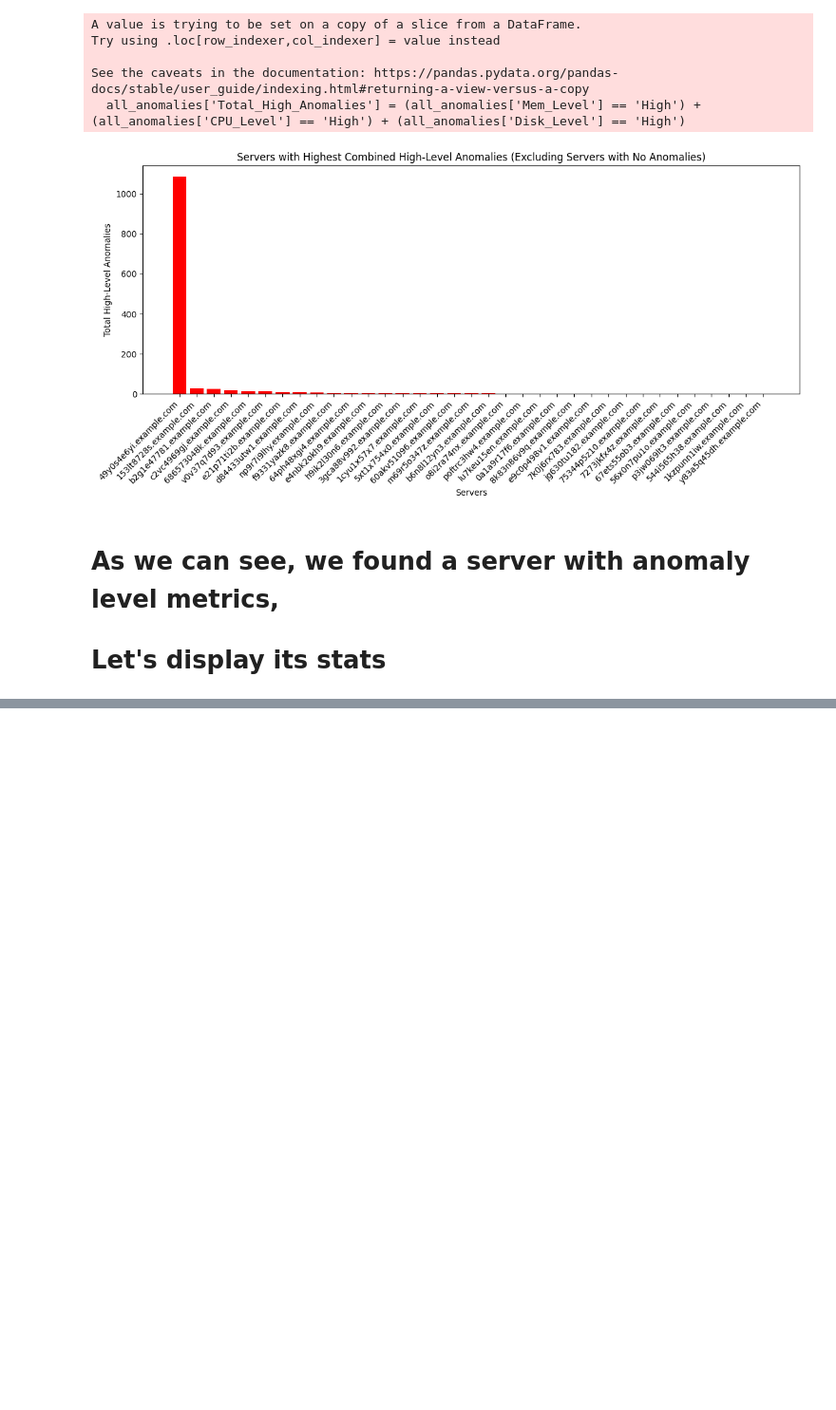
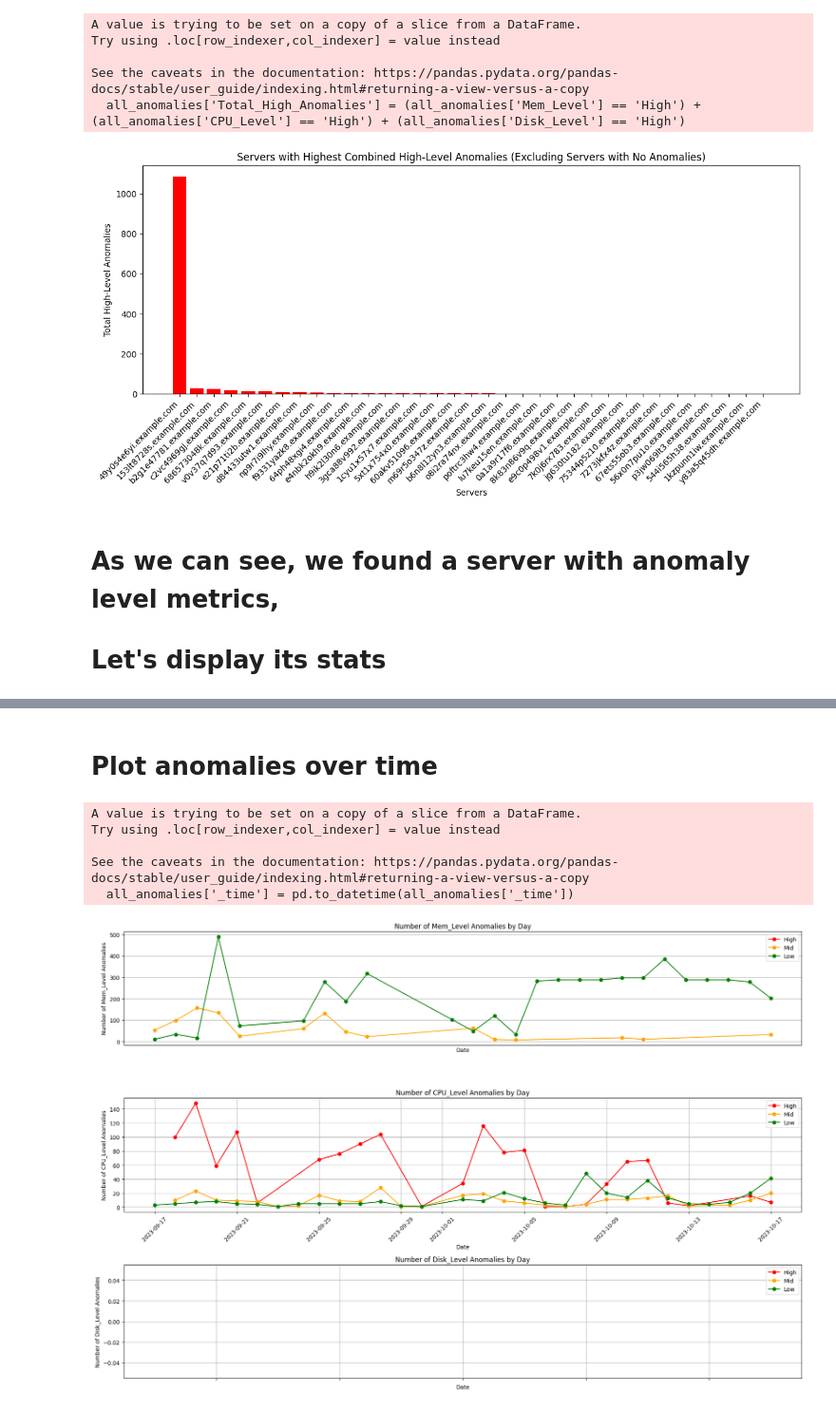
Before and after one commit to jessicabrooke10/Senior-Design-Project, a Jupyter notebook: Anomaly_Checking.ipynb, the cells around one changed output, grey strips where cells are left out. Shown at 95% size. Saved outputs shown, nothing was run; the diff lists cells and outputs as text; code cells hidden in the pictures; blank space fills up the shorter version.

```diff
--- a/Anomaly_Checking.ipynb
+++ b/Anomaly_Checking.ipynb
@@ -177,0 +182,76 @@ Disk_Avg Anomalies for Server '49y0s4e6yi.example.com':
+# %% [markdown]
+# **Plot anomalies over time**
+# %%
+# Convert '_time' to datetime if it's not already in datetime format
+all_anomalies['_time'] = pd.to_datetime(all_anomalies['_time'])
+
+# Filter anomalies to include "High", "Mid", and "Low" anomalies for each metric
+high_mem_anomalies = all_anomalies[all_anomalies['Mem_Level'] == 'High']
+mid_mem_anomalies = all_anomalies[all_anomalies['Mem_Level'] == 'Mid']
+low_mem_anomalies = all_anomalies[all_anomalies['Mem_Level'] == 'Low']
+high_cpu_anomalies = all_anomalies[all_anomalies['CPU_Level'] == 'High']
+mid_cpu_anomalies = all_anomalies[all_anomalies['CPU_Level'] == 'Mid']
+low_cpu_anomalies = all_anomalies[all_anomalies['CPU_Level'] == 'Low']
+high_disk_anomalies = all_anomalies[all_anomalies['Disk_Level'] == 'High']
+mid_disk_anomalies = all_anomalies[all_anomalies['Disk_Level'] == 'Mid']
+low_disk_anomalies = all_anomalies[all_anomalies['Disk_Level'] == 'Low']
+
+# Aggregate "High", "Mid", and "Low" anomalies by day for each metric
+high_mem_anomalies_by_day = high_mem_anomalies.groupby(high_mem_anomalies['_time'].dt.date).size()
+mid_mem_anomalies_by_day = mid_mem_anomalies.groupby(mid_mem_anomalies['_time'].dt.date).size()
+low_mem_anomalies_by_day = low_mem_anomalies.groupby(low_mem_anomalies['_time'].dt.date).size()
+high_cpu_anomalies_by_day = high_cpu_anomalies.groupby(high_cpu_anomalies['_time'].dt.date).size()
+mid_cpu_anomalies_by_day = mid_cpu_anomalies.groupby(mid_cpu_anomalies['_time'].dt.date).size()
+low_cpu_anomalies_by_day = low_cpu_anomalies.groupby(low_cpu_anomalies['_time'].dt.date).size()
+high_disk_anomalies_by_day = high_disk_anomalies.groupby(high_disk_anomalies['_time'].dt.date).size()
+mid_disk_anomalies_by_day = mid_disk_anomalies.groupby(mid_disk_anomalies['_time'].dt.date).size()
+low_disk_anomalies_by_day = low_disk_anomalies.groupby(low_disk_anomalies['_time'].dt.date).size()
+
+# Plotting
+plt.figure(figsize=(18, 12))
+
+# Mem_Level Anomalies
+plt.subplot(3, 1, 1)
+high_mem_anomalies_by_day.plot(kind='line', color='red', marker='o', linestyle='-', label='High')
+mid_mem_anomalies_by_day.plot(kind='line', color='orange', marker='o', linestyle='-', label='Mid')
+low_mem_anomalies_by_day.plot(kind='line', color='green', marker='o', linestyle='-', label='Low')
+plt.title('Number of Mem_Level Anomalies by Day')
+plt.xlabel('Date')
+plt.ylabel('Number of Mem_Level Anomalies')
+plt.xticks(rotation=45)
+plt.legend()
+plt.grid(True)
+
+# CPU_Level Anomalies
+plt.subplot(3, 1, 2)
+high_cpu_anomalies_by_day.plot(kind='line', color='red', marker='o', linestyle='-', label='High')
+mid_cpu_anomalies_by_day.plot(kind='line', color='orange', marker='o', linestyle='-', label='Mid')
+low_cpu_anomalies_by_day.plot(kind='line', color='green', marker='o', linestyle='-', label='Low')
+plt.title('Number of CPU_Level Anomalies by Day')
+plt.xlabel('Date')
+plt.ylabel('Number of CPU_Level Anomalies')
+plt.xticks(rotation=45)
+plt.legend()
+plt.grid(True)
+
+# Disk_Level Anomalies
+plt.subplot(3, 1, 3)
+high_disk_anomalies_by_day.plot(kind='line', color='red', marker='o', linestyle='-', label='High')
+mid_disk_anomalies_by_day.plot(kind='line', color='orange', marker='o', linestyle='-', label='Mid')
+low_disk_anomalies_by_day.plot(kind='line', color='green', marker='o', linestyle='-', label='Low')
+plt.title('Number of Disk_Level Anomalies by Day')
+plt.xlabel('Date')
+plt.ylabel('Number of Disk_Level Anomalies')
+plt.xticks(rotation=45)
+plt.legend()
+plt.grid(True)
+
+plt.tight_layout()
+plt.show()
+# %% [output]
+A value is trying to be set on a copy of a slice from a DataFrame.
+Try using .loc[row_indexer,col_indexer] = value instead
+
+See the caveats in the documentation: https://pandas.pydata.org/pandas-docs/stable/user_guide/indexing.html#returning-a-view-versus-a-copy
+  all_anomalies['_time'] = pd.to_datetime(all_anomalies['_time'])
+[figure, added]
```
Also changed, not shown: parts of 1 cell of this notebook.
